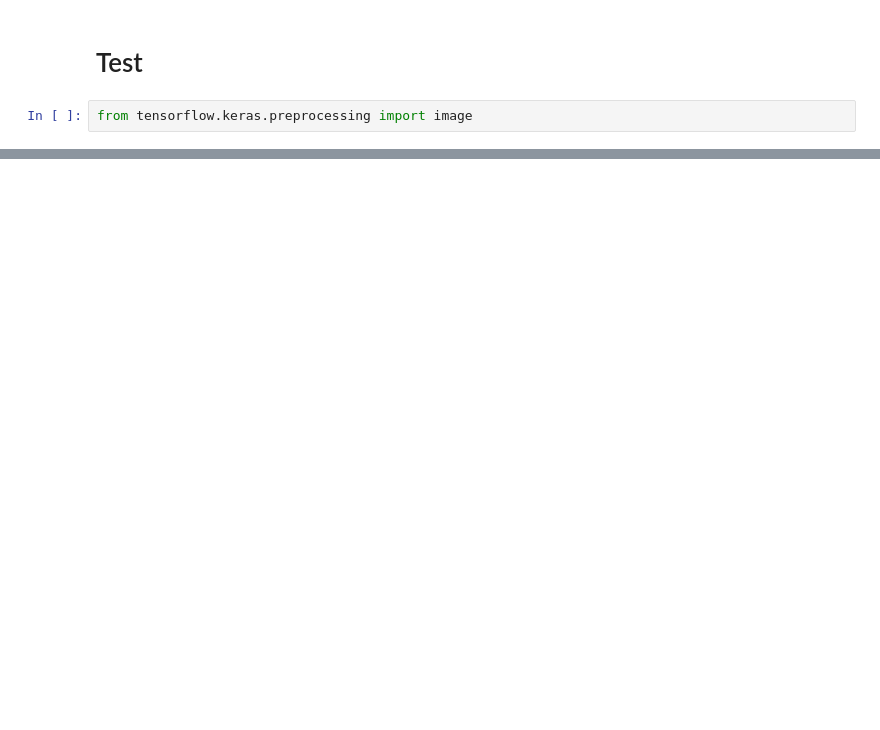
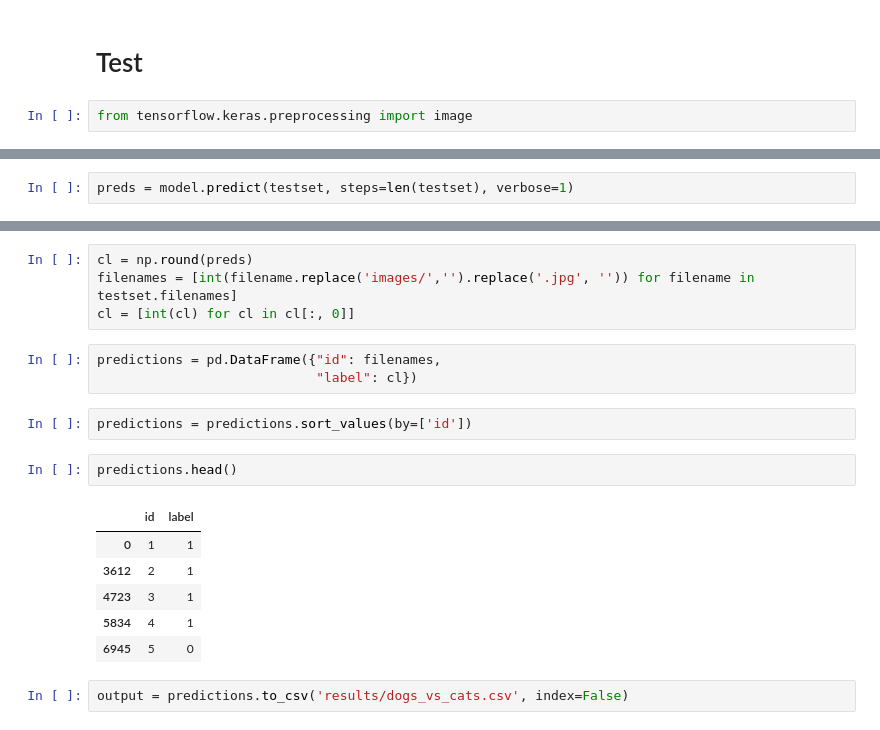
Before and after one commit to hernandezurbina/KaggleAdventures, a Jupyter notebook: DogsVsCats.ipynb, the cells around one changed output, grey strips where cells are left out. Cells and saved outputs as stored; diff of their text form; blank space fills up the shorter version.

Commit message:
Finished working on dataset and generated output file w predictions

```diff
--- a/DogsVsCats.ipynb
+++ b/DogsVsCats.ipynb
@@ -355,0 +375,2 @@ it's a dog!
+# %%
+preds = model.predict(testset, steps=len(testset), verbose=1)
@@ -355,0 +382,20 @@ it's a dog!
+# %%
+cl = np.round(preds)
+filenames = [int(filename.replace('images/','').replace('.jpg', '')) for filename in testset.filenames]
+cl = [int(cl) for cl in cl[:, 0]]
+# %%
+predictions = pd.DataFrame({"id": filenames,
+                            "label": cl})
+# %%
+predictions = predictions.sort_values(by=['id'])
+# %%
+predictions.head()
+# %% [output]
+|  | id | label |
+| 0 | 1 | 1 |
+| 3612 | 2 | 1 |
+| 4723 | 3 | 1 |
+| 5834 | 4 | 1 |
+| 6945 | 5 | 0 |
+# %%
+output = predictions.to_csv('results/dogs_vs_cats.csv', index=False)
```
Also changed, not shown: parts of 10 cells of this notebook.
